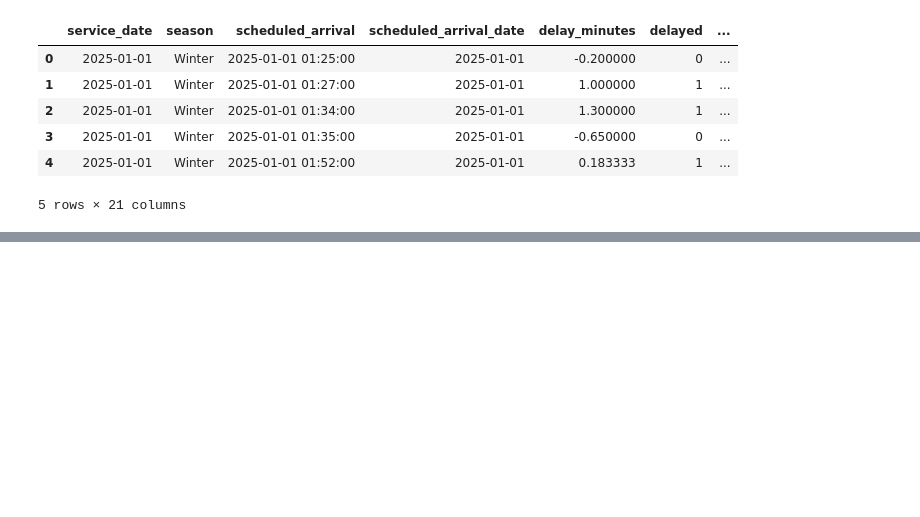
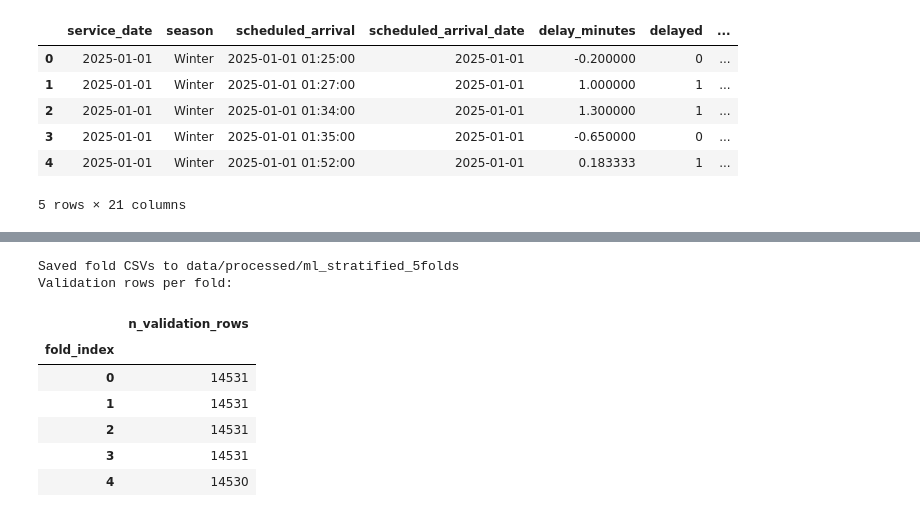
Before and after one commit to berenaydogan/DSA210-Project, a Jupyter notebook: notebooks/ml_modeling.ipynb, the cells around one changed output, grey strips where cells are left out. Drawn from its saved outputs; the diff is of its cells as text; code cells hidden in the pictures; blank space fills up the shorter version.

```diff
--- a/notebooks/ml_modeling.ipynb
+++ b/notebooks/ml_modeling.ipynb
@@ -87,0 +152,30 @@ Columns: 21
+# %%
+# Build the same key on the training set and stratify five folds.
+train_stratify_key = train_df["season"].astype(str) + "_" + train_df[TARGET].astype(str)
+fold_splitter = StratifiedKFold(n_splits=5, shuffle=True, random_state=RANDOM_STATE)
+
+# fold_id stores each row's validation fold (0..4)
+fold_id = np.full(len(train_df), -1, dtype=int)
+for fold_index, (fit_indices, validation_indices) in enumerate(
+    fold_splitter.split(train_df, train_stratify_key), start=1
+):
+    fit_csv = FOLDS_DIR / f"fold_{fold_index:02d}_train.csv"
+    validation_csv = FOLDS_DIR / f"fold_{fold_index:02d}_validation.csv"
+    train_df.iloc[fit_indices].to_csv(fit_csv, index=False)
+    train_df.iloc[validation_indices].to_csv(validation_csv, index=False)
+    fold_id[validation_indices] = fold_index - 1
+
+assert (fold_id >= 0).all(), "Every training row should have been assigned to exactly one validation fold."
+print(f"Saved fold CSVs to {FOLDS_DIR.relative_to(ROOT)}")
+print("Validation rows per fold:")
+display(pd.Series(fold_id).value_counts().sort_index().rename_axis("fold_index").to_frame("n_validation_rows"))
+# %% [output]
+Saved fold CSVs to data/processed/ml_stratified_5folds
+Validation rows per fold:
+|  | n_validation_rows |
+| fold_index |  |
+| 0 | 14531 |
+| 1 | 14531 |
+| 2 | 14531 |
+| 3 | 14531 |
+| 4 | 14530 |
```
Also changed, not shown: parts of 8 cells of this notebook.
